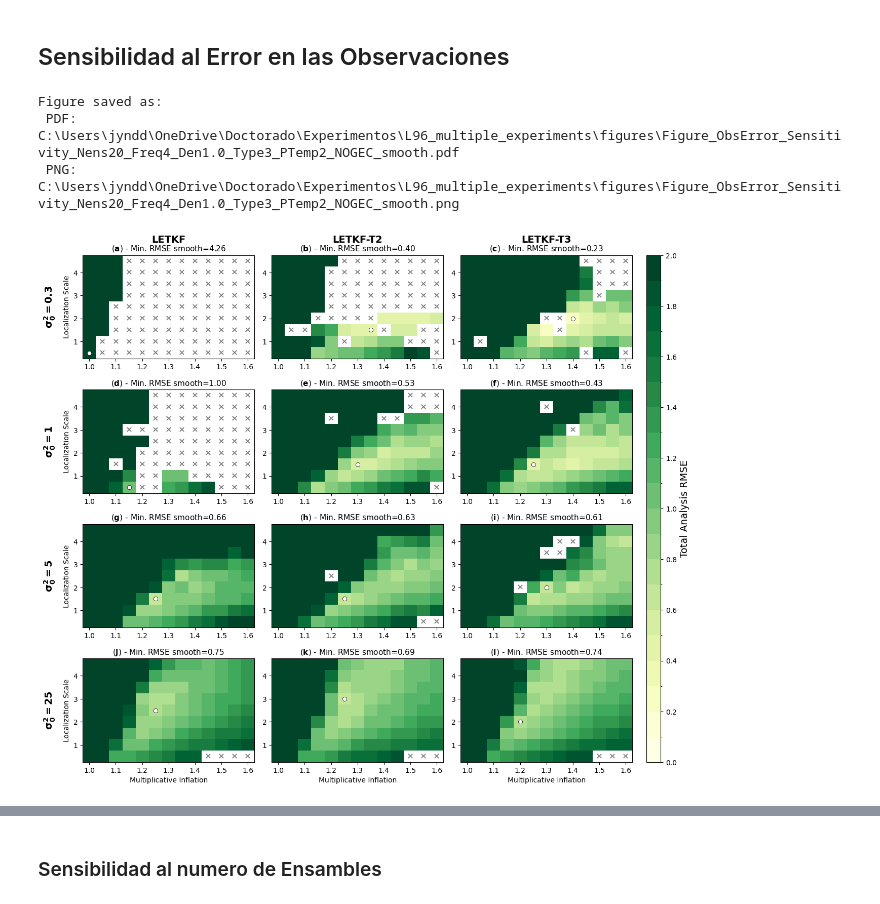
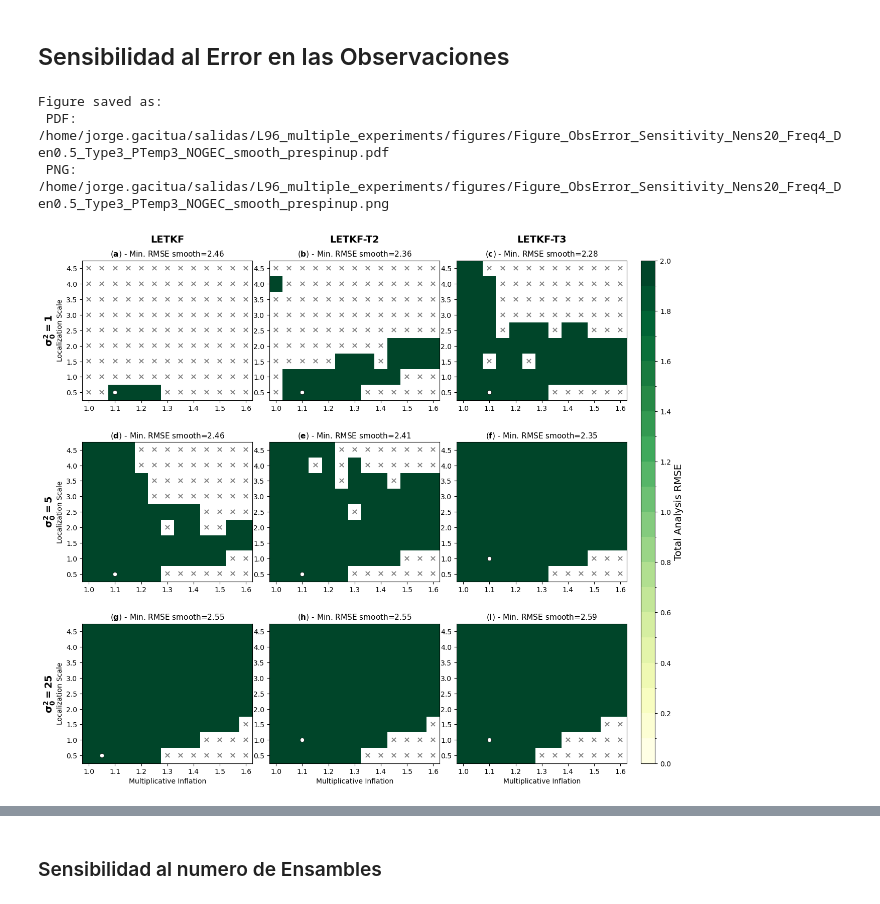
Before and after one commit to jgacituag/L96_multiple_experiments, a Jupyter notebook: codes_figures/test_plot_smooth_5.ipynb, the cells around one changed output, grey strips where cells are left out. Saved outputs shown, nothing was run; the diff lists cells and outputs as text; code cells hidden in the pictures.

Commit message:
Updates in figures

```diff
--- a/codes_figures/test_plot_smooth_5.ipynb
+++ b/codes_figures/test_plot_smooth_5.ipynb
@@ -52,7 +52,7 @@ def smooth_filter(arr, size=5):
 
     return result
 # %%
-work_place = "ubuntu" # 'hydra', 'ubuntu' or 'win'
+work_place = "hydra" # 'hydra', 'ubuntu' or 'win'
 if work_place == 'hydra':
     base_path = r'/home/jorge.gacitua/salidas/L96_multiple_experiments/data/LETKF'
     output_dir = r'/home/jorge.gacitua/salidas/L96_multiple_experiments/figures'
@@ -198,7 +200,7 @@ panel_label_counter = 0
 obs = '0.3'  # Default observation error for the first plot
 ntemp = 2
 
-filename = f'LETKF_Paper_Nature_Freq{freq}_Den{den}_Type3_ObsErr{obs}_Nens{nens}_NTemp{ntemp}_alpha{alpha}{gec}.npz'
+filename = f'LETKF_Paper_Nature_Freq{freq}_Den{den}_Type3_ObsErr{obs}_Nens{nens}_NTemp{ntemp}_alpha{alpha}{gec}_500_Prespinup200_inf1.2.npz'
 filepath = os.path.join(base_path, filename)
 
 
@@ -206,8 +208,8 @@ filepath = os.path.join(base_path, filename)
 if os.path.exists(filepath):
     data = np.load(filepath, allow_pickle=True)
     #results = data['results']
-    mult_inf_range = data['mult_inf_range']
-    loc_scale_range = data['loc_scale_range']
+    mult_inf_range = np.arange(1.0, 1.6, 0.05)
+    loc_scale_range = np.arange(0.5, 5.0, 0.5)
     #print(data['AlphaTempList'])
     total_analysis_rmse = data['total_analysis_rmse']
 
@@ -297,14 +299,14 @@ import os
 import common_function as cf
 import matplotlib.colors as mcolors
 # Configuración
-obs_errs = ['0.3', '1', '5', '25']
+obs_errs =['1', '5', '25']# ['0.3', '1', '5', '25']
 ntemps = [1, 2, 3]
 labels = ['LETKF', 'LETKF-T2', 'LETKF-T3']
 
 nens = 20
 freq = 4
-den = 1.0
-alpha = 2
+den = 0.5
+alpha = 3
 gec = '_NOGEC'
 fig, axes = plt.subplots(len(obs_errs), len(ntemps), figsize=(14, 13),
                          sharex=False, sharey=False,
@@ -319,7 +321,8 @@ panel_label_counter = 0
 for i, obs in enumerate(obs_errs):
     for j, ntemp in enumerate(ntemps):
         #filename = f'ORIG_LETKF_Paper_Nature_Freq{freq}_Den{den}_Type3_ObsErr{obs}_Nens20_NTemp{ntemp}{gec}.npz'
-        filename = f'LETKF_Paper_Nature_Freq{freq}_Den{den}_Type3_ObsErr{obs}_Nens{nens}_NTemp{ntemp}_alpha{alpha}{gec}.npz'
+        filename = f'LETKF_Paper_Nature_Freq{freq}_Den{den}_Type3_ObsErr{obs}_Nens{nens}_NTemp{ntemp}_alpha{alpha}{gec}_500_Prespinup200_inf1.2.npz'
+        #filename = f'LETKF_Paper_Nature_Freq{freq}_Den{den}_Type3_ObsErr{obs}_Nens{nens}_NTemp{ntemp}_alpha{alpha}{gec}.npz'
         filepath = os.path.join(base_path, filename)
 
         ax = axes[i, j]
@@ -327,8 +330,8 @@ for i, obs in enumerate(obs_errs):
         if os.path.exists(filepath):
             data = np.load(filepath, allow_pickle=True)
             #results = data['results']
-            mult_inf_range = data['mult_inf_range']
-            loc_scale_range = data['loc_scale_range']
+            mult_inf_range = np.arange(1.0, 1.6, 0.05)
+            loc_scale_range = np.arange(0.5, 5.0, 0.5)
             #print(data['AlphaTempList'])
             total_analysis_rmse = data['total_analysis_rmse']
 
@@ -369,37 +372,37 @@ for i, obs in enumerate(obs_errs):
             panel_label = rf"$\bf{{{chr(97 + panel_label_counter)}}}$"
             ax.set_title(f"({panel_label}) - Min. RMSE smooth={min_rmse_smooth:.2f}", fontsize=11)
 
             panel_label_counter += 1
 
             if j == 0:
                 ax.set_ylabel('Localization Scale', fontsize=10)
             if i == len(obs_errs) - 1:
                 ax.set_xlabel('Multiplicative Inflation', fontsize=10)
 
 for i, obs in enumerate(obs_errs):
     axes[i, 0].annotate(rf"$\bf{{\sigma^2_0 = {obs}}}$", xy=(-0.15, 0.5), xycoords='axes fraction',
                         rotation=90, va='center', ha='right', fontsize=14, weight='bold')
 for j, t in enumerate(ntemps):
     axes[0, j].annotate(labels[j], xy=(0.5, 1.15), xycoords='axes fraction',
                         va='center', ha='center', fontsize=14, weight='bold')
 cbar = fig.colorbar(im, cax=cbar_ax,ticks=np.arange(0, 2.2, 0.2))
 cbar.set_label('Total Analysis RMSE', fontsize=14)
 
 os.makedirs(output_dir, exist_ok=True)
-figname = f"Figure_ObsError_Sensitivity_Nens{nens}_Freq{freq}_Den{den}_Type3_PTemp{alpha}{gec}_smooth"
+figname = f"Figure_ObsError_Sensitivity_Nens{nens}_Freq{freq}_Den{den}_Type3_PTemp{alpha}{gec}_smooth_prespinup"
 output_pdf = os.path.join(output_dir, f"{figname}.pdf")
 output_png = os.path.join(output_dir, f"{figname}.png")
 
 plt.savefig(output_pdf, dpi=300, bbox_inches='tight', format='pdf')
 plt.savefig(output_png, dpi=300, bbox_inches='tight', format='png')
 #plt.show()
 
 print(f"Figure saved as: \n PDF: {output_pdf} \n PNG: {output_png}")
 # %% [output]
 Figure saved as:
- PDF: C:\Users\jyndd\OneDrive\Doctorado\Experimentos\L96_multiple_experiments\figures\Figure_ObsError_Sensitivity_Nens20_Freq4_Den1.0_Type3_PTemp2_NOGEC_smooth.pdf
- PNG: C:\Users\jyndd\OneDrive\Doctorado\Experimentos\L96_multiple_experiments\figures\Figure_ObsError_Sensitivity_Nens20_Freq4_Den1.0_Type3_PTemp2_NOGEC_smooth.png
+ PDF: /home/jorge.gacitua/salidas/L96_multiple_experiments/figures/Figure_ObsError_Sensitivity_Nens20_Freq4_Den0.5_Type3_PTemp3_NOGEC_smooth_prespinup.pdf
+ PNG: /home/jorge.gacitua/salidas/L96_multiple_experiments/figures/Figure_ObsError_Sensitivity_Nens20_Freq4_Den0.5_Type3_PTemp3_NOGEC_smooth_prespinup.png
-[figure, old version]
+[figure, new version]
 # %%
 import matplotlib.pyplot as plt
 import numpy as np
```
Also changed, not shown: parts of 7 cells of this notebook, 25 other files.
